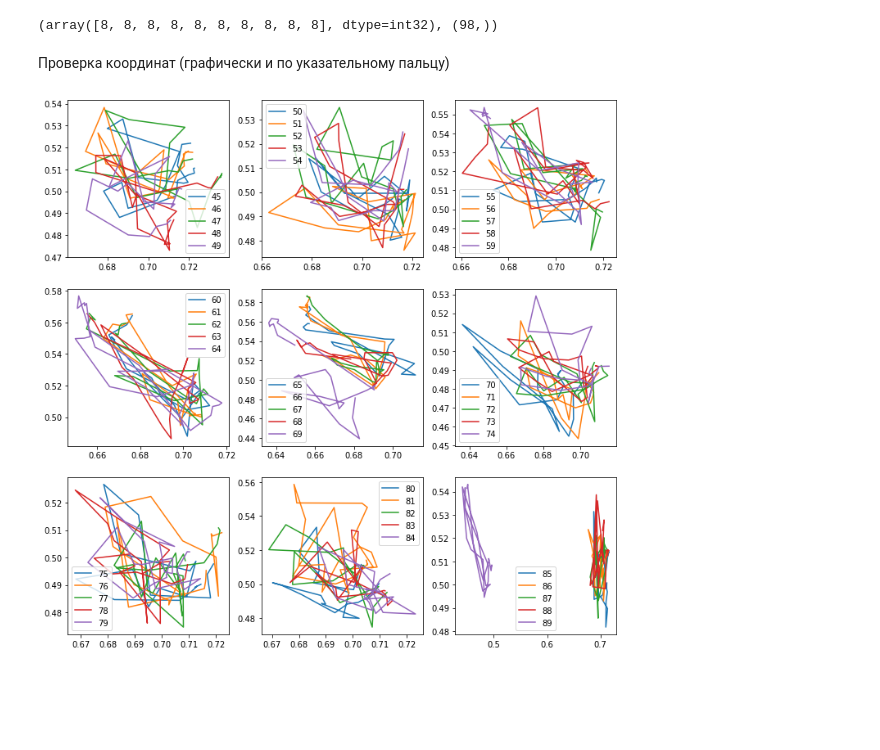
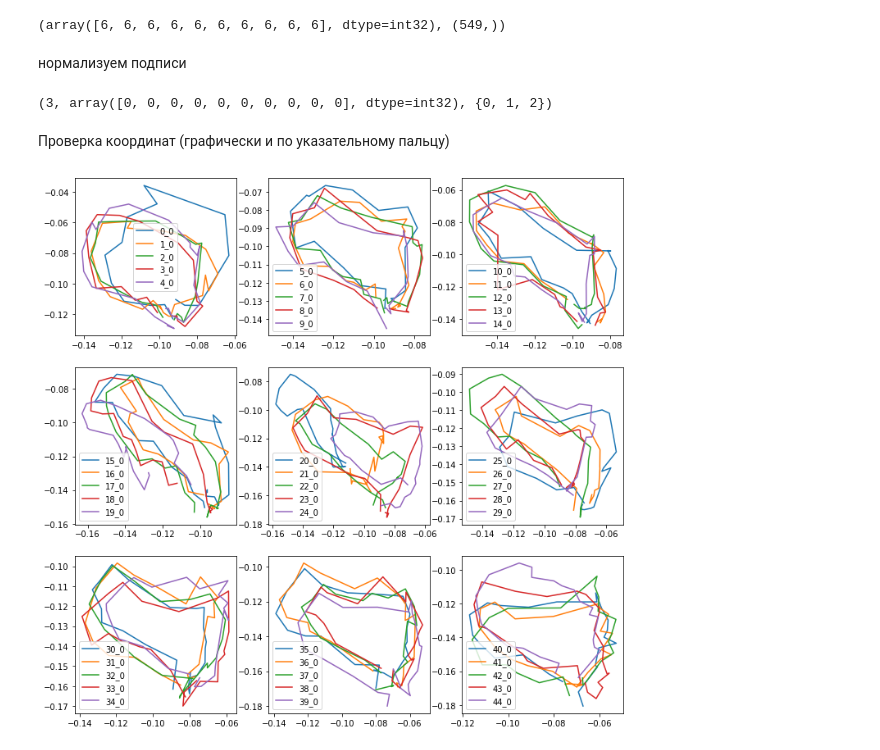
Before and after one commit to in7erval/Gesturix, a Jupyter notebook: research/ClassifySequence.ipynb, the cells around one changed output. Saved outputs shown, nothing was run; the diff lists cells and outputs as text; code cells hidden in the pictures; blank space fills up the shorter version.

```diff
--- a/research/ClassifySequence.ipynb
+++ b/research/ClassifySequence.ipynb
@@ -10,5 +13,6 @@ from sklearn.model_selection import train_test_split
 # fix random seed for reproducibility
 np.random.seed(7)
 # %%
-dataset = 'drive/MyDrive/ClassifySequence/gestures_test_seq.csv'
+dataset = 'drive/MyDrive/ClassifySequence/gestures_test_seq_CLEAN.csv'
 model_save_path = 'gesture_sequence_classifier_test.hdf5'
+LIMIT_LENGTH = 30
@@ -15,51 +23,26 @@ model_save_path = 'gesture_sequence_classifier_test.hdf5'
 # %%
-x = []
-labels = []
-NORMALIZE = False
-with open(dataset) as f:
-    lines = f.readlines()
-    for line in lines:
-        spl = line.split(" | ")
-        labels.append(int(spl[0][:-1]))
-        coords_seq = np.array(list(map(lambda x: np.array(x), map(eval, spl[1:]))))
-        if NORMALIZE:
-          for coords in coords_seq:
-            first_x = coords[0]
-            first_y = coords[1]
-            coords[0::2] -= first_x
-            coords[1::2] -= first_y
-        x.append(coords_seq)
-x = np.array(x, dtype=object)
-labels = np.array(labels, dtype='int32')
+x, labels = load_data(dataset)
 labels[:10], x.shape
 # длина координат в каждом из x должна быть кратна 42 (21 точек по икс + 21 точек по игрек)
 # формат [x1 y1 x2 y2 x3 y3 ...]
 # %% [output]
-(array([8, 8, 8, 8, 8, 8, 8, 8, 8, 8], dtype=int32), (98,))
+(array([6, 6, 6, 6, 6, 6, 6, 6, 6, 6], dtype=int32), (549,))
+# %% [markdown]
+нормализуем подписи
+# %%
+NUM_CLASSES = len(set(labels))
+min_label = min(labels)
+labels_norm = labels.copy()
+labels_norm -= min_label
+labels_norm[labels_norm == 3] = 2
+NUM_CLASSES, labels_norm[:10], set(labels_norm)
+# %% [output]
+(3, array([0, 0, 0, 0, 0, 0, 0, 0, 0, 0], dtype=int32), {0, 1, 2})
 # %% [markdown]
 Проверка координат (графически и по указательному пальцу)
-# %%
-FROM =  45#@param {type:"number"}
-TO =  90#@param {type:"number"}
-ranges = [range(a, a + 5) for a in range(FROM, TO, 5)]
-subplots_nums = [331, 332, 333, 334, 335, 336, 337, 338, 339]
-
-tips_x = []
-tips_y = []
-point_num = 4
-for a in x:
-  finger_tip_coords_x = list(map(lambda x: x[point_num * 2], a))
-  finger_tip_coords_y = list(map(lambda x: x[point_num * 2 + 1], a))
-  tips_x.append(finger_tip_coords_x)
-  tips_y.append(finger_tip_coords_y)
-
-plt.figure(figsize=(12, 12))
-for rng, subplot_num in zip(ranges, subplots_nums):
-  plt.subplot(subplot_num)
-  for i in rng:
-    plt.plot(tips_x[i], tips_y[i])
-  plt.legend(list(map(str, list(rng))), loc='best')
-plt.show()
-#
-# %% [output]
-[figure, removed]
+# %%
+FROM = 0 #@param ["0", "45", "90", "135", "180", "225", "270", "315", "360"] {type:"raw"}
+point_num = 4 #@param {type:"slider", min:0, max:21, step:1}
+plot_coords(x, labels_norm, point_num, FROM)
+# %% [output]
+[figure, added]
```
Also changed, not shown: parts of 47 cells of this notebook.
